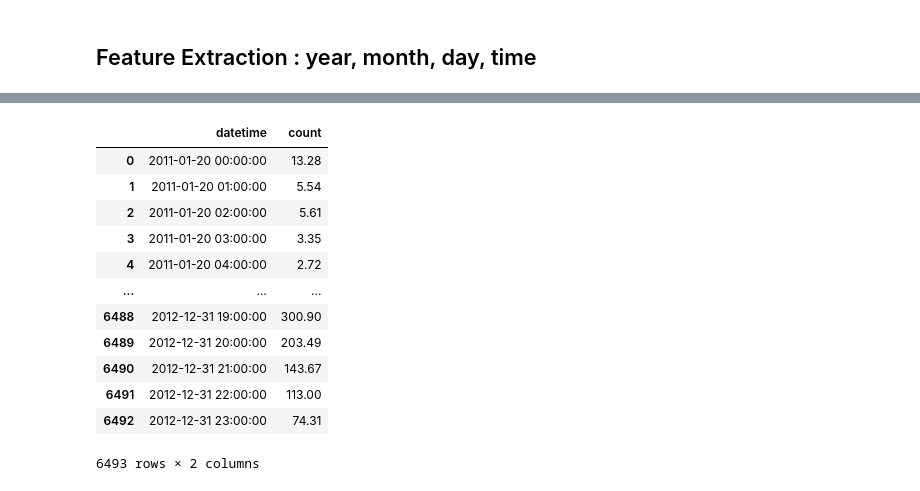
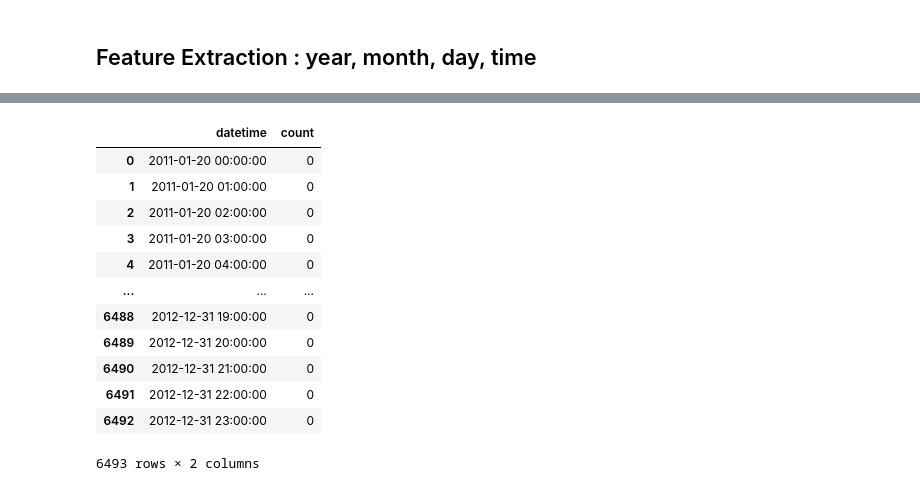
Before and after one commit to seuno2/kaggle_practice1, a Jupyter notebook: kaggle-bike-sharing-demand.ipynb, the cells around one changed output, grey strips where cells are left out. Drawn from its saved outputs; the diff is of its cells as text; code cells hidden in the pictures.

Commit message:
Kaggle Notebook | [kaggle]Bike Sharing Demand | Version 1

```diff
--- a/kaggle-bike-sharing-demand.ipynb
+++ b/kaggle-bike-sharing-demand.ipynb
@@ -79,20 +173,17 @@ result = rf.predict(test2)
 # %%
-sub = pd.read_csv('/kaggle/input/bike-sharing-demand/sampleSubmission.csv')
-sub['count'] = result
-
-sub.to_csv('sub.csv', index = 0)
+sub=pd.read_csv('/kaggle/input/bike-sharing-demand/sampleSubmission.csv')
 sub
 # %% [output]
 |  | datetime | count |
-| 0 | 2011-01-20 00:00:00 | 13.28 |
-| 1 | 2011-01-20 01:00:00 | 5.54 |
-| 2 | 2011-01-20 02:00:00 | 5.61 |
-| 3 | 2011-01-20 03:00:00 | 3.35 |
-| 4 | 2011-01-20 04:00:00 | 2.72 |
+| 0 | 2011-01-20 00:00:00 | 0 |
+| 1 | 2011-01-20 01:00:00 | 0 |
+| 2 | 2011-01-20 02:00:00 | 0 |
+| 3 | 2011-01-20 03:00:00 | 0 |
+| 4 | 2011-01-20 04:00:00 | 0 |
 | ... | ... | ... |
-| 6488 | 2012-12-31 19:00:00 | 300.90 |
-| 6489 | 2012-12-31 20:00:00 | 203.49 |
-| 6490 | 2012-12-31 21:00:00 | 143.67 |
-| 6491 | 2012-12-31 22:00:00 | 113.00 |
-| 6492 | 2012-12-31 23:00:00 | 74.31 |
+| 6488 | 2012-12-31 19:00:00 | 0 |
+| 6489 | 2012-12-31 20:00:00 | 0 |
+| 6490 | 2012-12-31 21:00:00 | 0 |
+| 6491 | 2012-12-31 22:00:00 | 0 |
+| 6492 | 2012-12-31 23:00:00 | 0 |
 6493 rows × 2 columns
```
Also changed, not shown: parts of 18 cells of this notebook.
